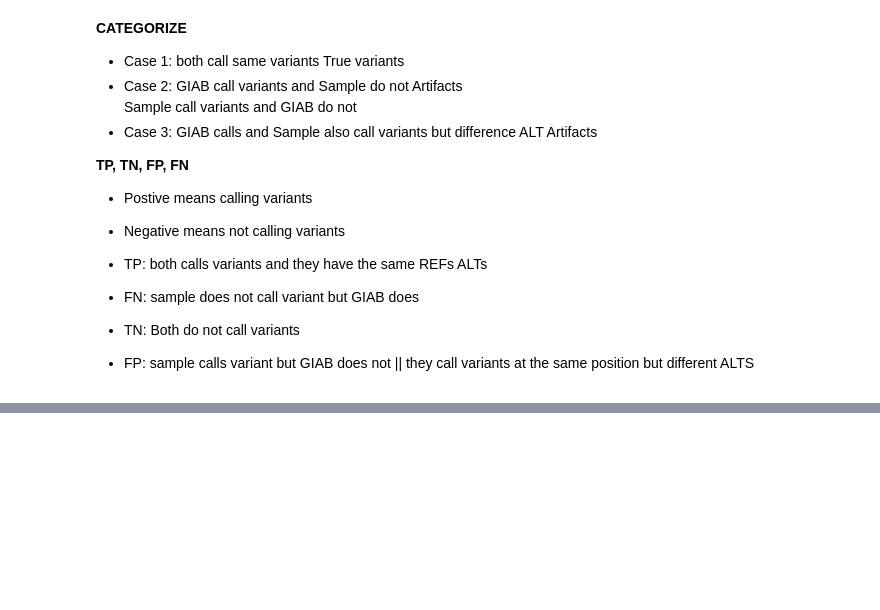
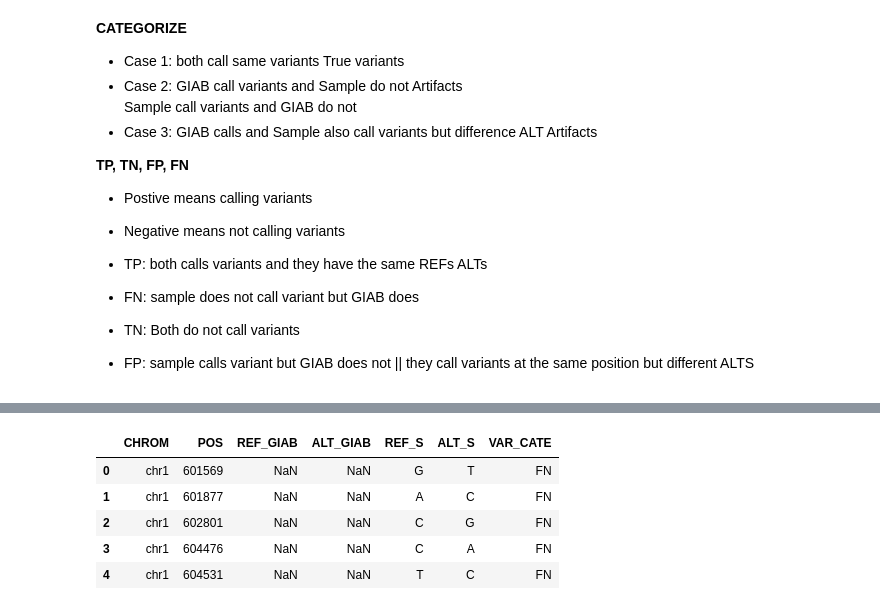
Before and after one commit to NguyenMaiAnh-Do/bash_script, a Jupyter notebook: bash_script/variants_filter.ipynb, the cells around one changed output, grey strips where cells are left out. Saved outputs shown, nothing was run; the diff lists cells and outputs as text; code cells hidden in the pictures; blank space fills up the shorter version.

```diff
--- a/bash_script/variants_filter.ipynb
+++ b/bash_script/variants_filter.ipynb
@@ -211,2 +180,11 @@ test_df
 # %%
-m_df['VAR_CATE'] = m_df.apply(categorize_variants, axis = 1)
+m_df['VAR_CATE'] = m_df.swifter.apply(categorize_variants, axis = 1)
+# %%
+m_df.head()
+# %% [output]
+|  | CHROM | POS | REF_GIAB | ALT_GIAB | REF_S | ALT_S | VAR_CATE |
+| 0 | chr1 | 601569 | NaN | NaN | G | T | FN |
+| 1 | chr1 | 601877 | NaN | NaN | A | C | FN |
+| 2 | chr1 | 602801 | NaN | NaN | C | G | FN |
+| 3 | chr1 | 604476 | NaN | NaN | C | A | FN |
+| 4 | chr1 | 604531 | NaN | NaN | T | C | FN |
```
Also changed, not shown: parts of 18 cells of this notebook, 1 other file.
